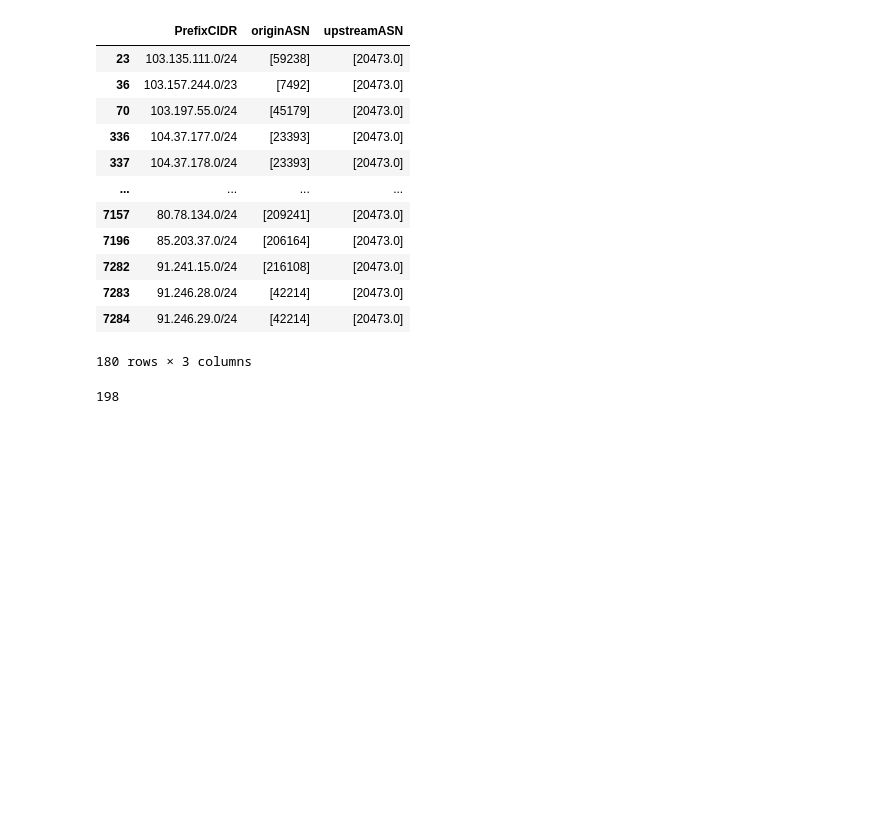
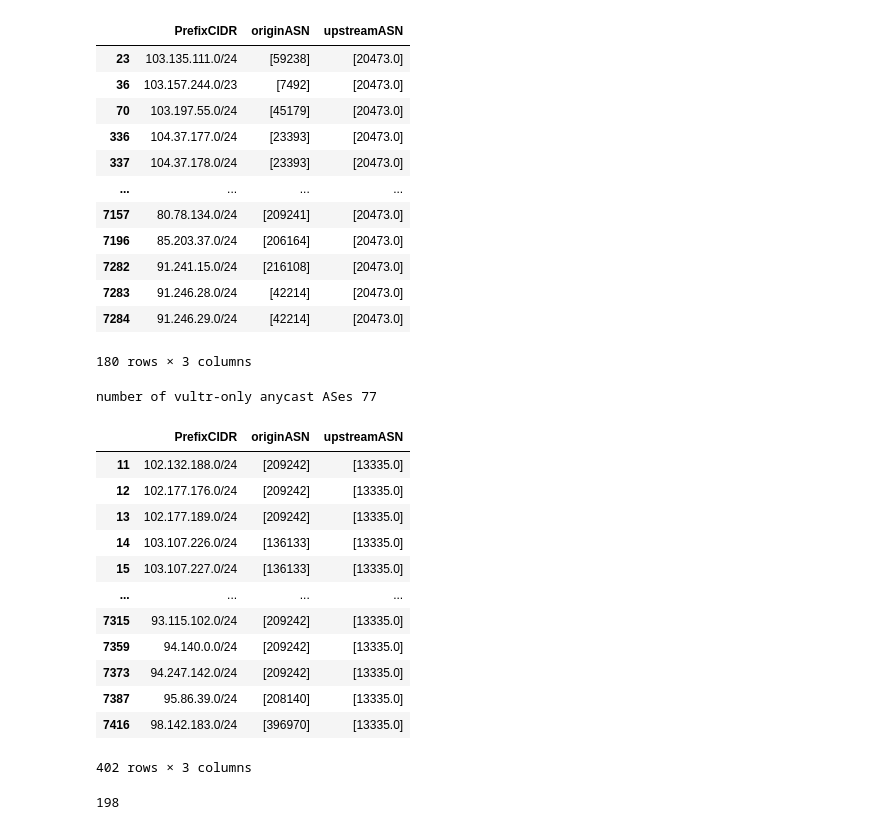
Before and after one commit to gustavoluvizotto/anycast-service-discovery, a Jupyter notebook: analysis/traceroute/traceroute.ipynb, the cells around one changed output. Saved outputs shown, nothing was run; the diff lists cells and outputs as text; code cells hidden in the pictures; blank space fills up the shorter version.

```diff
--- a/analysis/traceroute/traceroute.ipynb
+++ b/analysis/traceroute/traceroute.ipynb
@@ -922,6 +922,31 @@ number of vultr-only anycast ASes 84
 | 7283 | 91.246.28.0/24 | [42214] | [20473.0] |
 | 7284 | 91.246.29.0/24 | [42214] | [20473.0] |
 180 rows × 3 columns
+# %%
+# get cloudflare only customers
+
+cf_only = combined[
+    combined["upstreamASN"].apply(lambda x: set(x) == {13335})
+]
+print(f"number of vultr-only anycast ASes {len(set().union(*cf_only['originASN']))
+}")
+
+cf_only
+# %% [output]
+number of vultr-only anycast ASes 77
+|  | PrefixCIDR | originASN | upstreamASN |
+| 11 | 102.132.188.0/24 | [209242] | [13335.0] |
+| 12 | 102.177.176.0/24 | [209242] | [13335.0] |
+| 13 | 102.177.189.0/24 | [209242] | [13335.0] |
+| 14 | 103.107.226.0/24 | [136133] | [13335.0] |
+| 15 | 103.107.227.0/24 | [136133] | [13335.0] |
+| ... | ... | ... | ... |
+| 7315 | 93.115.102.0/24 | [209242] | [13335.0] |
+| 7359 | 94.140.0.0/24 | [209242] | [13335.0] |
+| 7373 | 94.247.142.0/24 | [209242] | [13335.0] |
+| 7387 | 95.86.39.0/24 | [208140] | [13335.0] |
+| 7416 | 98.142.183.0/24 | [396970] | [13335.0] |
+402 rows × 3 columns
 # %%
 # vultr AS customers
 
```
Also changed, not shown: parts of 13 cells of this notebook, 2 other files.
